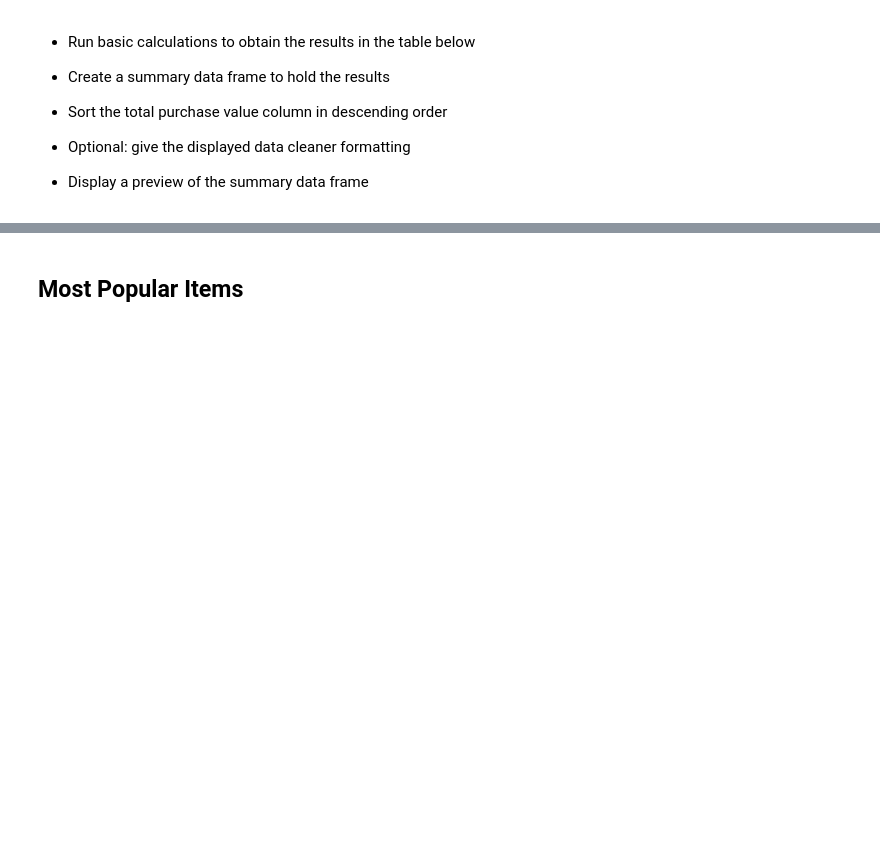
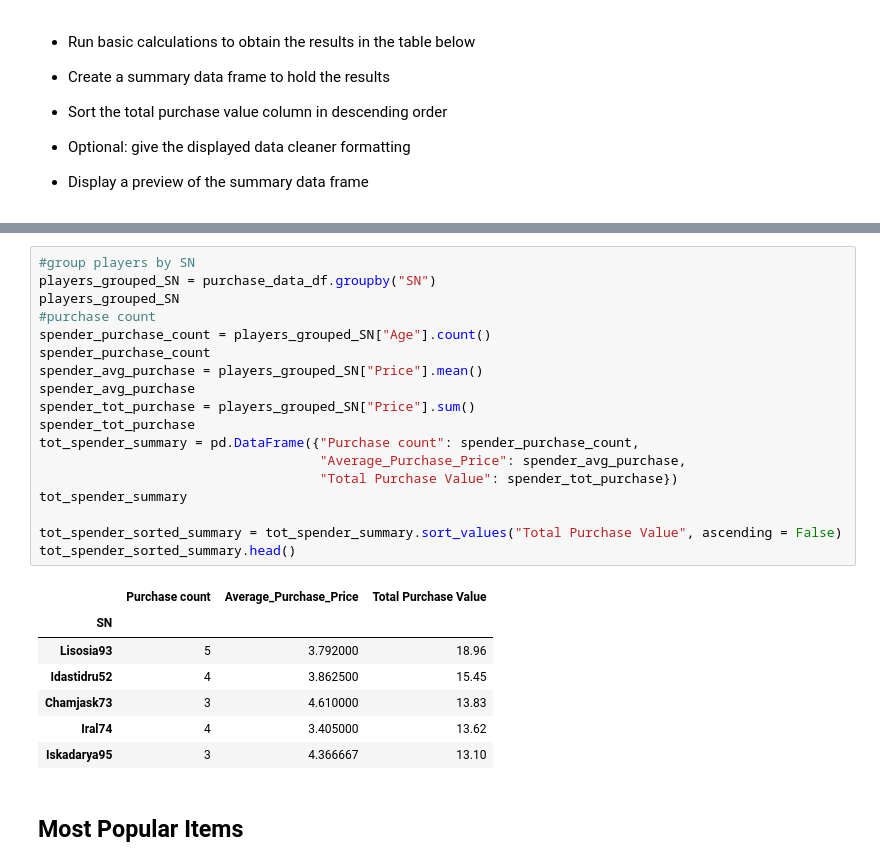
Before and after one commit to EMENGH/pandas-challenge, a Jupyter notebook: HeroesOfPymoli/HeroesOfPymoli_starter.ipynb, the cells around one changed output, grey strips where cells are left out. Cells and saved outputs as stored; diff of their text form; blank space fills up the shorter version.

```diff
--- a/HeroesOfPymoli/HeroesOfPymoli_starter.ipynb
+++ b/HeroesOfPymoli/HeroesOfPymoli_starter.ipynb
@@ -273,3 +252,29 @@ age_demograph_summary
+# %%
+#group players by SN
+players_grouped_SN = purchase_data_df.groupby("SN")
+players_grouped_SN
+#purchase count
+spender_purchase_count = players_grouped_SN["Age"].count()
+spender_purchase_count
+spender_avg_purchase = players_grouped_SN["Price"].mean()
+spender_avg_purchase
+spender_tot_purchase = players_grouped_SN["Price"].sum()
+spender_tot_purchase
+tot_spender_summary = pd.DataFrame({"Purchase count": spender_purchase_count,
+                                    "Average_Purchase_Price": spender_avg_purchase,
+                                    "Total Purchase Value": spender_tot_purchase})
+tot_spender_summary
+
+tot_spender_sorted_summary = tot_spender_summary.sort_values("Total Purchase Value", ascending = False)
+tot_spender_sorted_summary.head()
+# %% [output]
+|  | Purchase count | Average_Purchase_Price | Total Purchase Value |
+| SN |  |  |  |
+| Lisosia93 | 5 | 3.792000 | 18.96 |
+| Idastidru52 | 4 | 3.862500 | 15.45 |
+| Chamjask73 | 3 | 4.610000 | 13.83 |
+| Iral74 | 4 | 3.405000 | 13.62 |
+| Iskadarya95 | 3 | 4.366667 | 13.10 |
 # %% [markdown]
 ## Most Popular Items
 # %% [markdown]
```
Also changed, not shown: parts of 8 cells of this notebook.
